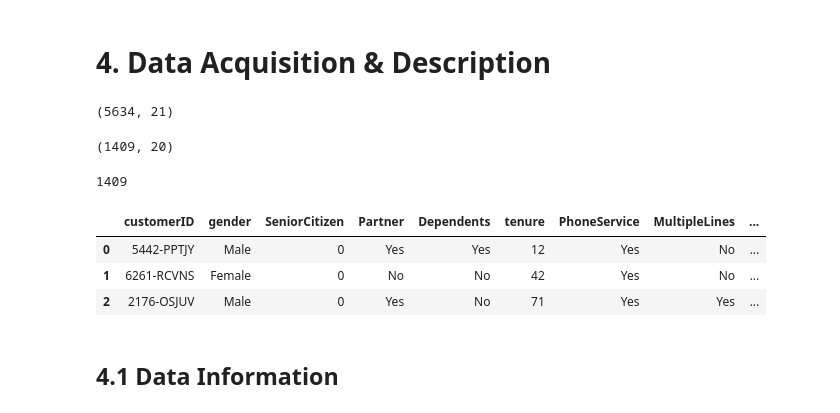
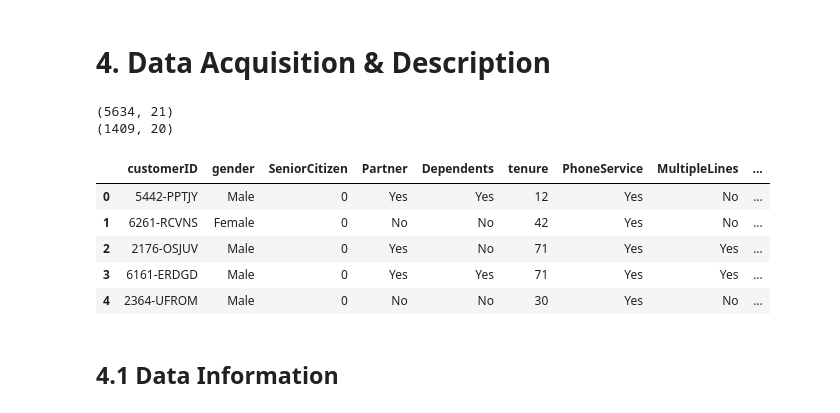
Before and after one commit to rohit786/My-Insaid-Projects, a Jupyter notebook: Telecom-Churn/ml_basic_tel_churn.ipynb, the cells around one changed output. Saved outputs shown, nothing was run; the diff lists cells and outputs as text; code cells hidden in the pictures.

```diff
--- a/Telecom-Churn/ml_basic_tel_churn.ipynb
+++ b/Telecom-Churn/ml_basic_tel_churn.ipynb
@@ -57,10 +58,8 @@ tel_train = pd.read_csv("Churn_train.csv")     # Importing data using pd.read_cs
 tel_test = pd.read_csv("Churn_test.csv")
 # %%
-tel_train.shape
+print(tel_train.shape)     # Viewing the shape of train and test data
+print(tel_test.shape)
 # %% [output]
 (5634, 21)
+(1409, 20)
-# %%
-tel_test.shape
-# %% [output]
-(1409, 20)
 # %%
@@ -68,14 +67,12 @@ cust_id=tel_test.customerID# storing customer id data
-# %%
-cust_id.count()
-# %% [output]
-1409
 # %%
-tel_train.head(3)
+tel_train.head()
 # %% [output]
 |  | customerID | gender | SeniorCitizen | Partner | Dependents | tenure | PhoneService | MultipleLines | ... |
 | 0 | 5442-PPTJY | Male | 0 | Yes | Yes | 12 | Yes | No | ... |
 | 1 | 6261-RCVNS | Female | 0 | No | No | 42 | Yes | No | ... |
 | 2 | 2176-OSJUV | Male | 0 | Yes | No | 71 | Yes | Yes | ... |
+| 3 | 6161-ERDGD | Male | 0 | Yes | Yes | 71 | Yes | Yes | ... |
+| 4 | 2364-UFROM | Male | 0 | No | No | 30 | Yes | No | ... |
 # %% [markdown]
 ## 4.1 **Data Information**
 # %%
```
Also changed, not shown: parts of 19 cells of this notebook.
